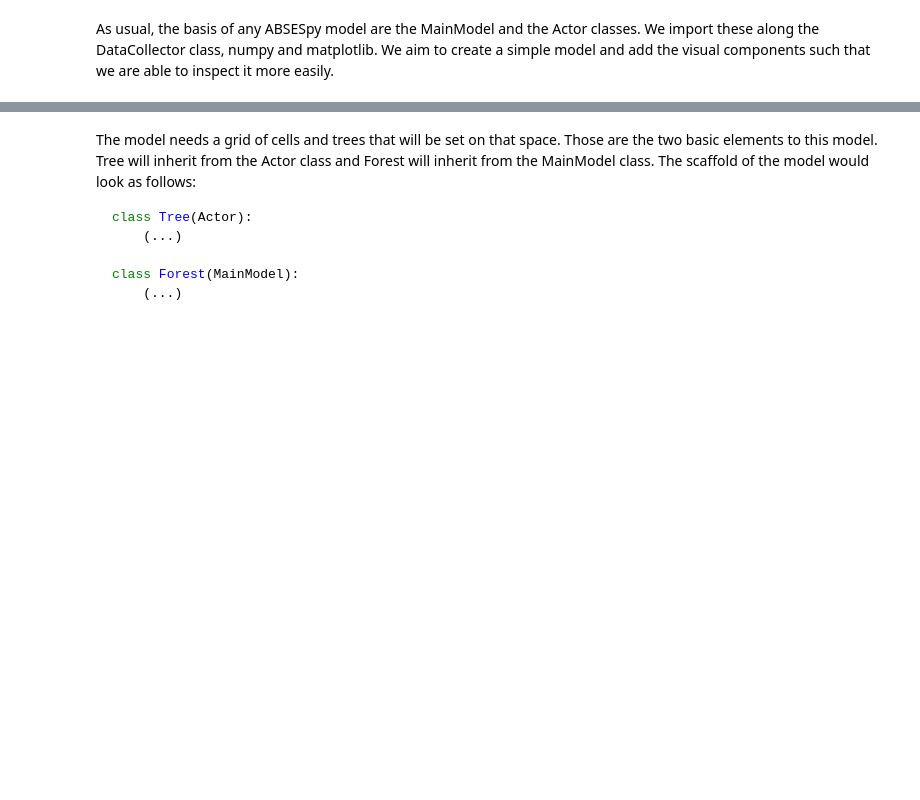
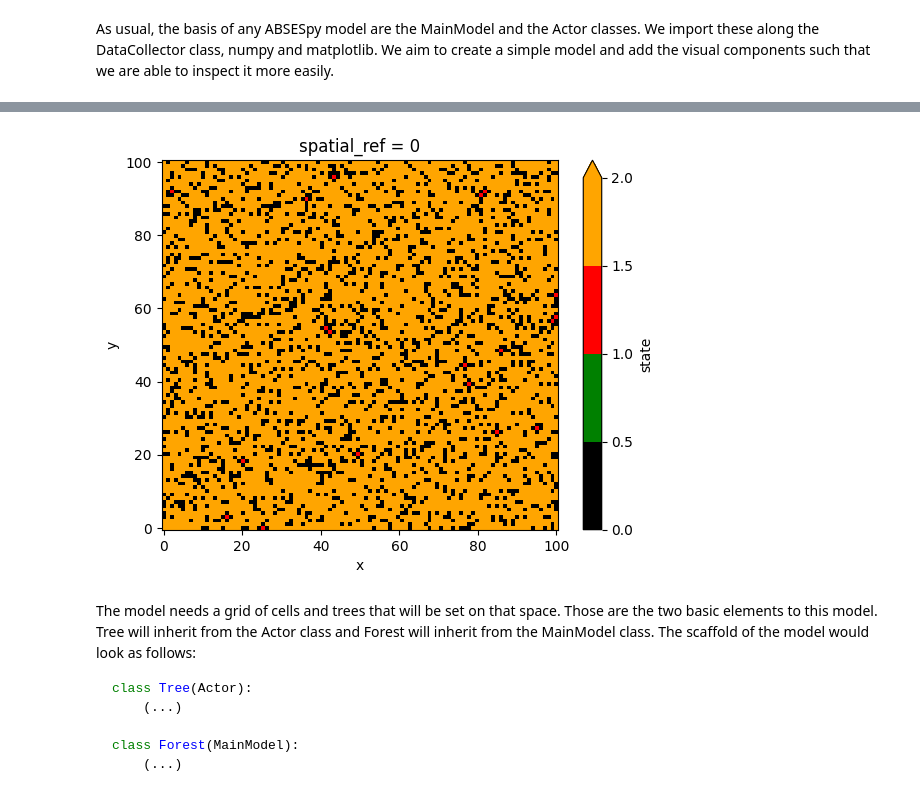
Before and after one commit to SongshGeoLab/ABSESpy, a Jupyter notebook: docs/tutorial/beginner/fire_tutorial.ipynb, the cells around one changed output, grey strips where cells are left out. Cells and saved outputs as stored; diff of their text form; code cells hidden in the pictures; blank space fills up the shorter version.

```diff
--- a/docs/tutorial/beginner/fire_tutorial.ipynb
+++ b/docs/tutorial/beginner/fire_tutorial.ipynb
@@ -8,0 +25,4 @@ As usual, the basis of any ABSESpy model are the MainModel and the Actor classes
+# %%
+model.run_model()
+model.plot_state()
+# %% [output]
@@ -9,3 +33,4 @@ As usual, the basis of any ABSESpy model are the MainModel and the Actor classes
+[figure, added]
 # %%
 import numpy as np
 import matplotlib.pyplot as plt
```
Also changed, not shown: parts of 3 cells of this notebook, 2 other files.
